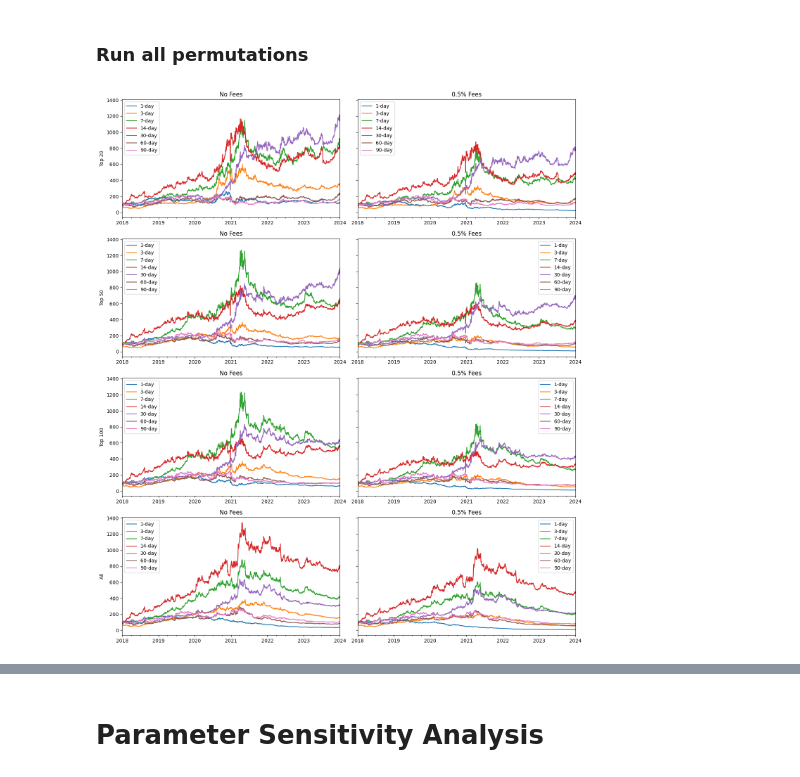
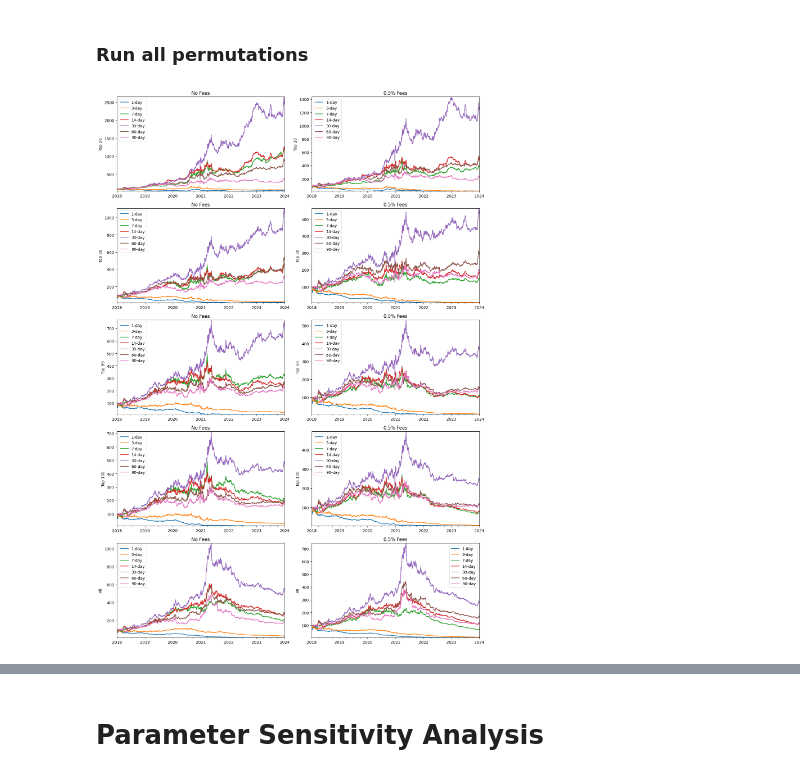
Before and after one commit to chickenopoulos/crypto-factors, a Jupyter notebook: factor_research_template.ipynb, the cells around one changed output, grey strips where cells are left out. Cells and saved outputs as stored; diff of their text form; code cells hidden in the pictures.

```diff
--- a/factor_research_template.ipynb
+++ b/factor_research_template.ipynb
@@ -69,27 +124,27 @@ factor = price.pct_change(30)
 # Align factor and price data
 _price = price.copy()
 common_index = factor.index.intersection(_price.index)
-factor = factor.loc[common_index].copy()
+_factor = factor.loc[common_index].copy()
 _price = _price.loc[common_index].copy()
 _volume = volume.loc[common_index].copy()
 _mcap = mcap.loc[common_index].copy()
 
 pfo, weights, trades = get_factor_ls_portfolio(
-                            # _price.loc[:'2024-01-01'],
-                            # factor.loc[:'2024-01-01'],
+                            _price.loc[:'2024-01-01'],
+                            factor.loc[:'2024-01-01'],
                             # _price.loc['2024-01-01':],
                             # factor.loc['2024-01-01':],
-                            _price.loc[:],
-                            factor.loc[:],
+                            # _price,
+                            # _factor,
                             flipped=False,
                             bt_start=None,
                             bt_end=None,
-                            fees=0.0005,
+                            fees=0.000,
                             visualize_legs=False,
-                            volume=None,
-                            volume_threshold=None,
-                            weight_method="inverse_factor",
-                            vol_lookback=30,
+                            # volume=_volume.rolling(7).mean().shift(),
+                            # volume_threshold=100_000,
+                            weight_method="equal",
+                            vol_lookback=90,
                             mcap=_mcap,
                             top=20
                         )
@@ -105,63 +160,72 @@ lookbacks = [1, 3, 7, 14, 30, 60, 90]
 # %% [markdown]
 ### Run all permutations
 # %%
-import matplotlib.pyplot as plt
-
-lookbacks = daily_lookbacks
-cohorts = [20, 50, 100, None]
-cohort_labels = ["Top 20", "Top 50", "Top 100", "All"]
+cohorts = [20, 30, 50, 100, None]
+cohort_labels = ["Top 20", "Top 30", "Top 50", "Top 100", "All"]
 fee_settings = [0.0, 0.0005]
 fee_titles = ["No Fees", "0.5% Fees"]
 
-fig, axes = plt.subplots(len(cohorts), 2, figsize=(14, 4 * len(cohorts)), sharey=True)
+fig, axes = plt.subplots(len(cohorts), 2, figsize=(14, 4 * len(cohorts)), sharey=False)
 
 rets, turnover = {}, {}
 for row, (cohort, cohort_label) in enumerate(zip(cohorts, cohort_labels)):
+    # To determine y-range per row, collect all pfo.value() per row/col for all lookbacks
+    row_col_minmax = []
+    row_col_vals = [[None for _ in range(2)] for _ in range(len(cohorts))]
+    # First pass (for this row) to find min/max per col
+    ymins = [np.inf, np.inf]
+    ymaxs = [-np.inf, -np.inf]
+    pfo_vals = [[[] for _ in range(2)] for _ in range(len(cohorts))]
     for col, (fees, fee_title) in enumerate(zip(fee_settings, fee_titles)):
         for lb in lookbacks:
-            # Use consistent price/volume/mcap variable names
             _price = price.copy()
-            factor = _price.pct_change(lb)
+            factor = formulate_factor(N=lb)
             common_index = factor.index.intersection(_price.index)
             factor = factor.loc[common_index].copy()
             _price = _price.loc[common_index].copy()
             _volume = volume.loc[common_index].copy()
             _mcap = mcap.loc[common_index].copy()
-
             _mcap_for_call = _mcap if cohort is not None else None
             _top_for_call = cohort if cohort is not None else None
 
             pfo, weights, trades = get_factor_ls_portfolio(
                 _price.loc[:'2024-01-01'],
                 factor.loc[:'2024-01-01'],
                 flipped=False,
                 bt_start=None,
                 bt_end=None,
                 fees=fees,
                 visualize_legs=False,
                 volume=None,
                 volume_threshold=None,
                 weight_method="equal",
                 vol_lookback=None,
                 mcap=_mcap_for_call,
                 top=_top_for_call
             )
-
-            pfo.value().plot(ax=axes[row, col], label=f'{lb}-day')
+            vals = pfo.value()
+            if not vals.empty:
+                vmin, vmax = vals.min(), vals.max()
+                ymins[col] = min(ymins[col], vmin)
+                ymaxs[col] = max(ymaxs[col], vmax)
+            pfo_vals[row][col].append((lb, vals))
             rets[f"{cohort_label}_{fee_title}_{lb}"] = pfo.returns()
             turnover[f"{cohort_label}_{fee_title}_{lb}"] = round(weights.diff().abs().sum(axis=1).mean() * 100, 1)
 
+    # Plot, ensuring each row has its own y range (shared across the two columns)
+    for col, (fees, fee_title) in enumerate(zip(fee_settings, fee_titles)):
+        for lb, vals in pfo_vals[row][col]:
+            vals.plot(ax=axes[row, col], label=f'{lb}-day')
+        axes[row, col].set_ylim(ymins[col], ymaxs[col])
         axes[row, col].set_title(f"{fee_title}")
         axes[row, col].set_ylabel(f"{cohort_label}")
-
-        # Only show legend on first row or first col, or always if many lines
         axes[row, col].legend()
         axes[row, col].set_xlabel('')
 
 plt.tight_layout()
 plt.show()
 # %% [output]
-[figure, old version]
+[figure, new version]
 # %%
 rets = pd.DataFrame(rets)
 # %%
```
Also changed, not shown: parts of 37 cells of this notebook, 3 other files.
